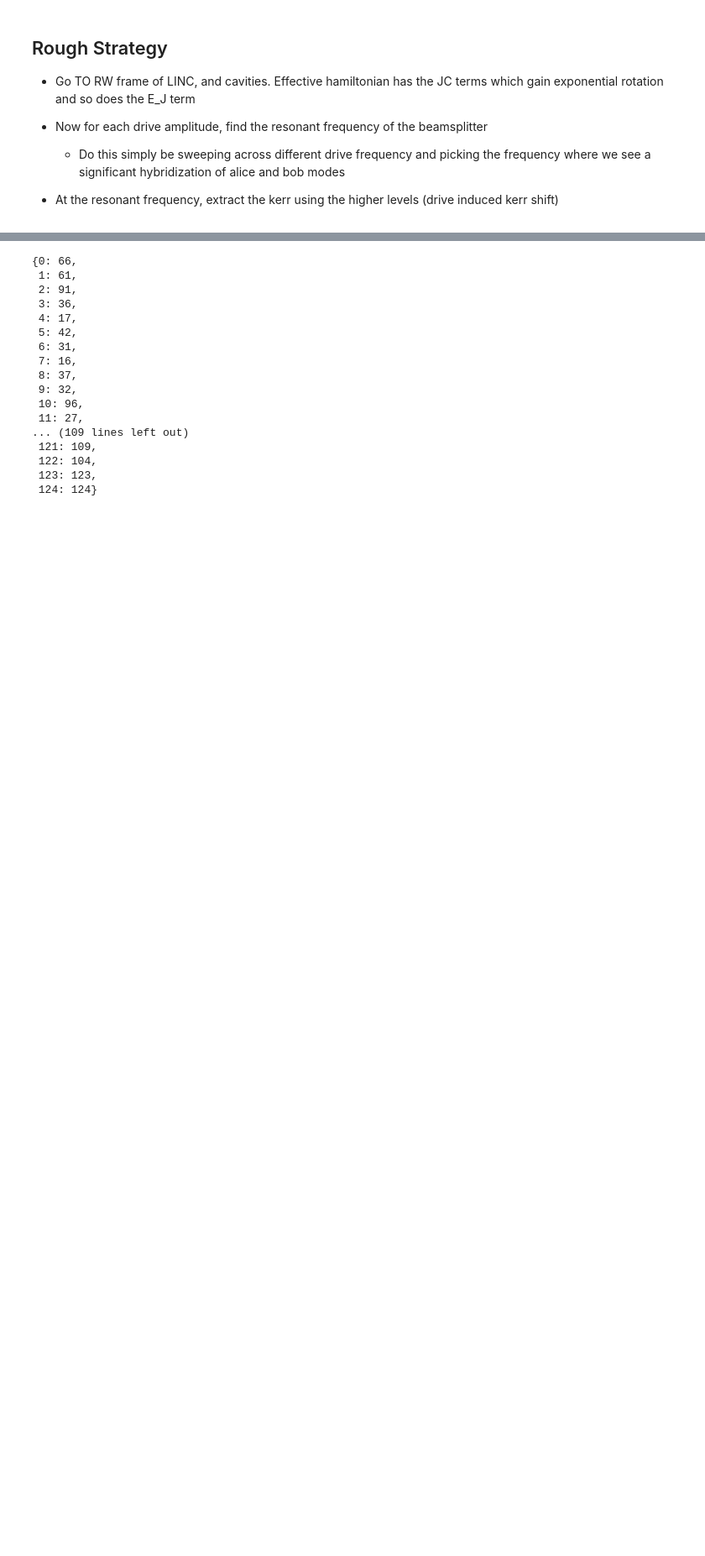
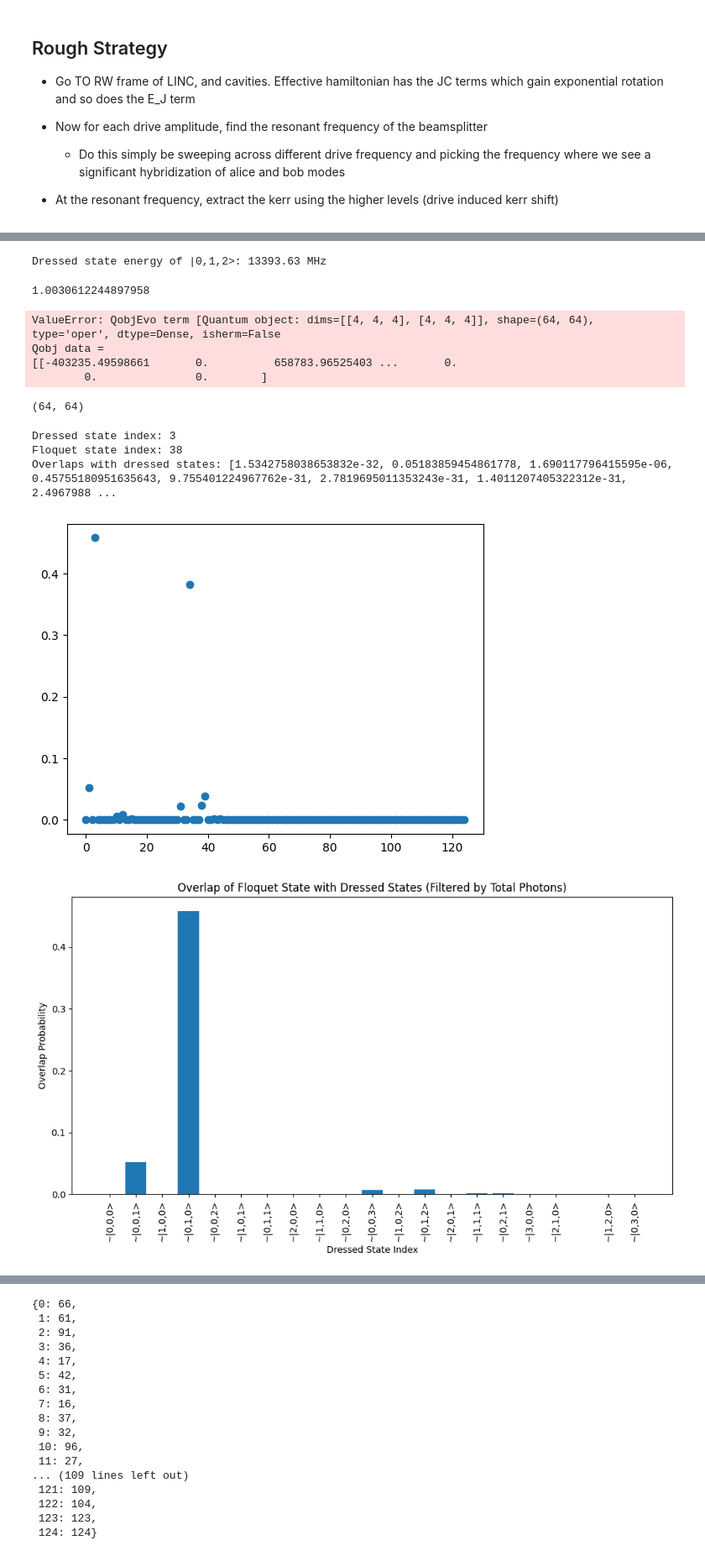
Before and after one commit to SchusterLab/multimode_sims, a Jupyter notebook: coupler/250527_floquet_linc.ipynb, the cells around one changed output, grey strips where cells are left out. Shown at 84% size. Cells and saved outputs as stored; diff of their text form; code cells hidden in the pictures; blank space fills up the shorter version.

```diff
--- a/coupler/250527_floquet_linc.ipynb
+++ b/coupler/250527_floquet_linc.ipynb
@@ -80,0 +121,46 @@ Initializing CouplerHamiltonian with truncation: 5
+# %%
+# calculate dressed state energy of 012 state
+state_label = '|0,1,2>'
+basis_idx = coup_ham.ket_to_basis_index(state_label)
+dressed_idx = coup_ham.basis_to_dressed_mapping_dict[basis_idx]
+dressed_energy = coup_ham.dressed_static_energies[dressed_idx]
+print(f"Dressed state energy of {state_label}: {dressed_energy/2/np.pi:.2f} MHz")
+# %% [output]
+Dressed state energy of |0,1,2>: 13393.63 MHz
+# %%
+983/980
+# %% [output]
+1.0030612244897958
+# %%
+# now get floquet modes
+omegad = 2 * np.pi * 500  # Floquet drive frequency
+amp = 0.4
+H0 = coup_ham.hamiltonian_static()
+operator, time_func = coup_ham.linc_potential_operator()
+H_fq = [H0, [operator, time_func]]
+f_energies, f_modes = coup_ham.floquet_modes(H_fq, omegad, args={'phi_AC_amp': amp, 'omega': omegad})
+dressed_to_floquet_mapping, floquet_to_dressed_mapping = coup_ham.dressed_to_floquet_mapping(f_modes)
+# %% [output]
+ValueError: QobjEvo term [Quantum object: dims=[[4, 4, 4], [4, 4, 4]], shape=(64, 64), type='oper', dtype=Dense, isherm=False
+Qobj data =
+[[-403235.49598661       0.          658783.96525403 ...       0.
+        0.               0.        ]
+# %%
+operator.shape
+# %% [output]
+(64, 64)
+# %%
+# map floquet modes to dressed modes
+floquet_state_to_plot = '|0,1,0>'  # Bob's state
+# Find the index of associated dressed state and then apply the dressed to floquet mapping
+dressed_idx = coup_ham.basis_to_dressed_mapping_dict[coup_ham.ket_to_basis_index(floquet_state_to_plot)]
+print(f"Dressed state index: {dressed_idx}")
+floquet_idx = dressed_to_floquet_mapping[dressed_idx]
+print(f"Floquet state index: {floquet_idx}")
+coup_ham.plot_floquet_state_overlap(f_modes[floquet_idx])
+# %% [output]
+Dressed state index: 3
+Floquet state index: 38
+Overlaps with dressed states: [1.5342758038653832e-32, 0.05183859454861778, 1.690117796415595e-06, 0.45755180951635643, 9.755401224967762e-31, 2.7819695011353243e-31, 1.4011207405322312e-31, 2.4967988 ...
+[figure, added]
+[figure, added]
```
Also changed, not shown: parts of 18 cells of this notebook, 3 other files.
